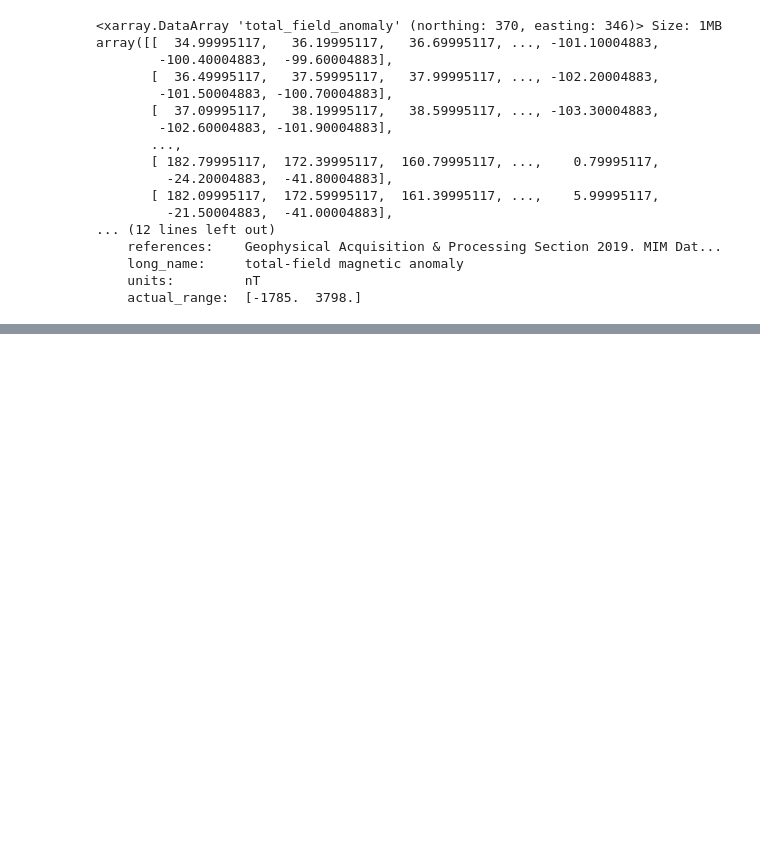
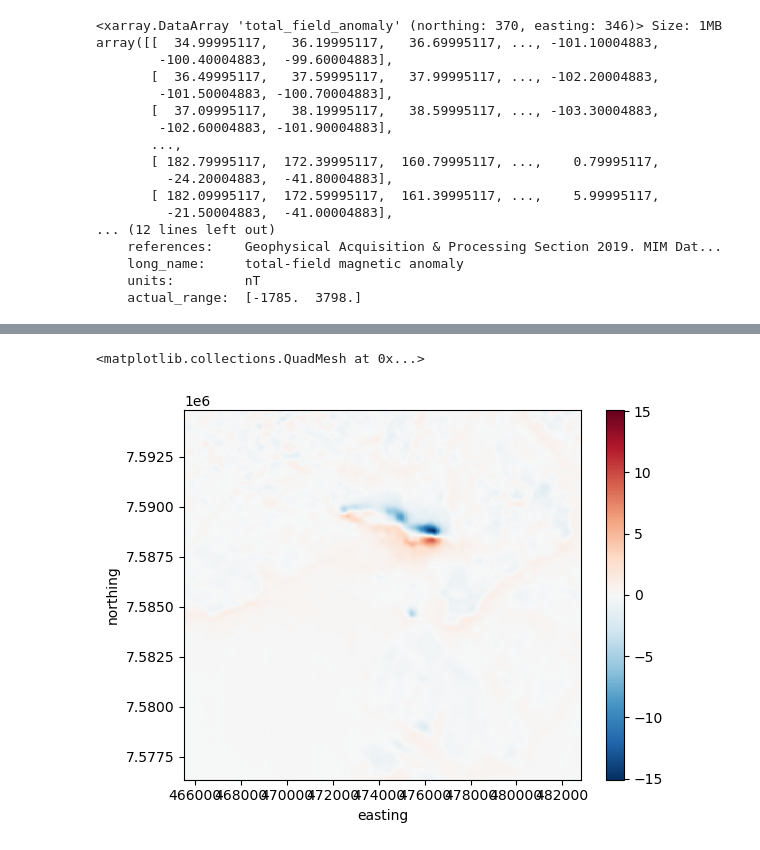
Before and after one commit to fatiando/harmonica, a Jupyter notebook: filter-test.ipynb, the cells around one changed output, grey strips where cells are left out. Cells and saved outputs as stored; diff of their text form; code cells hidden in the pictures; blank space fills up the shorter version.

```diff
--- a/filter-test.ipynb
+++ b/filter-test.ipynb
@@ -49,0 +53,5 @@ Coordinates:
+# %%
+gu.plot()
+# %% [output]
+<matplotlib.collections.QuadMesh at 0x...>
+[figure, added]
```
Also changed, not shown: parts of 3 cells of this notebook, 2 other files.
